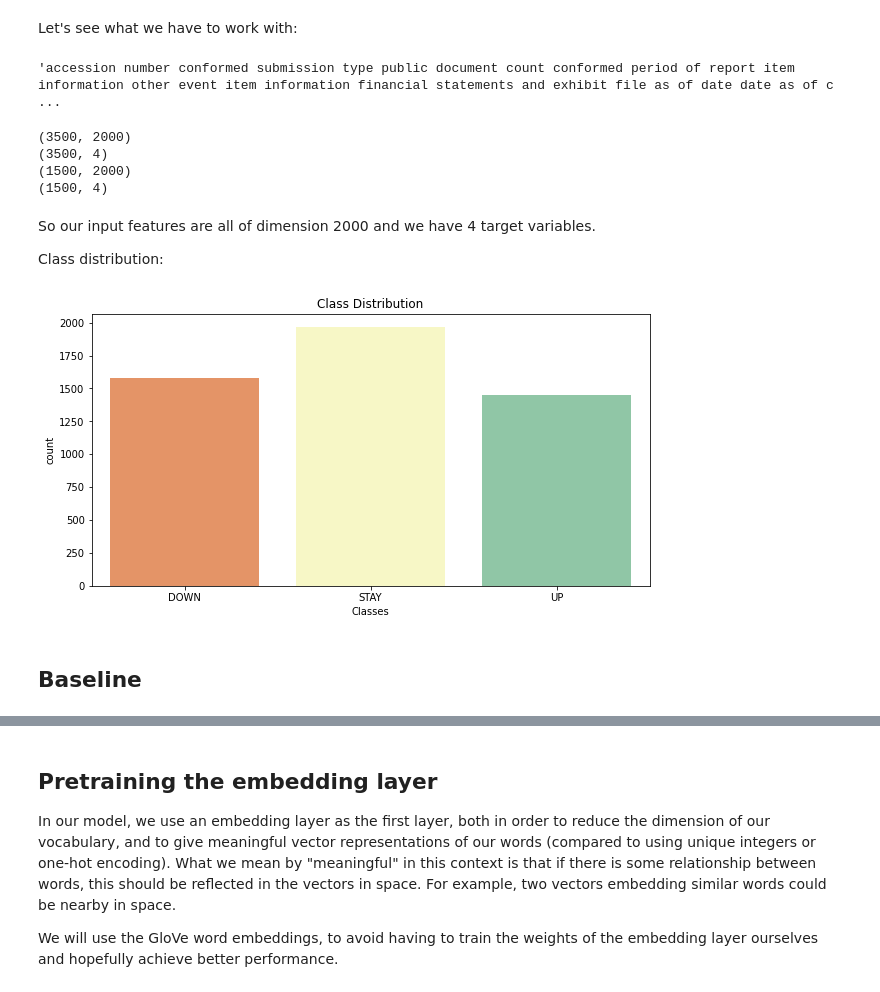
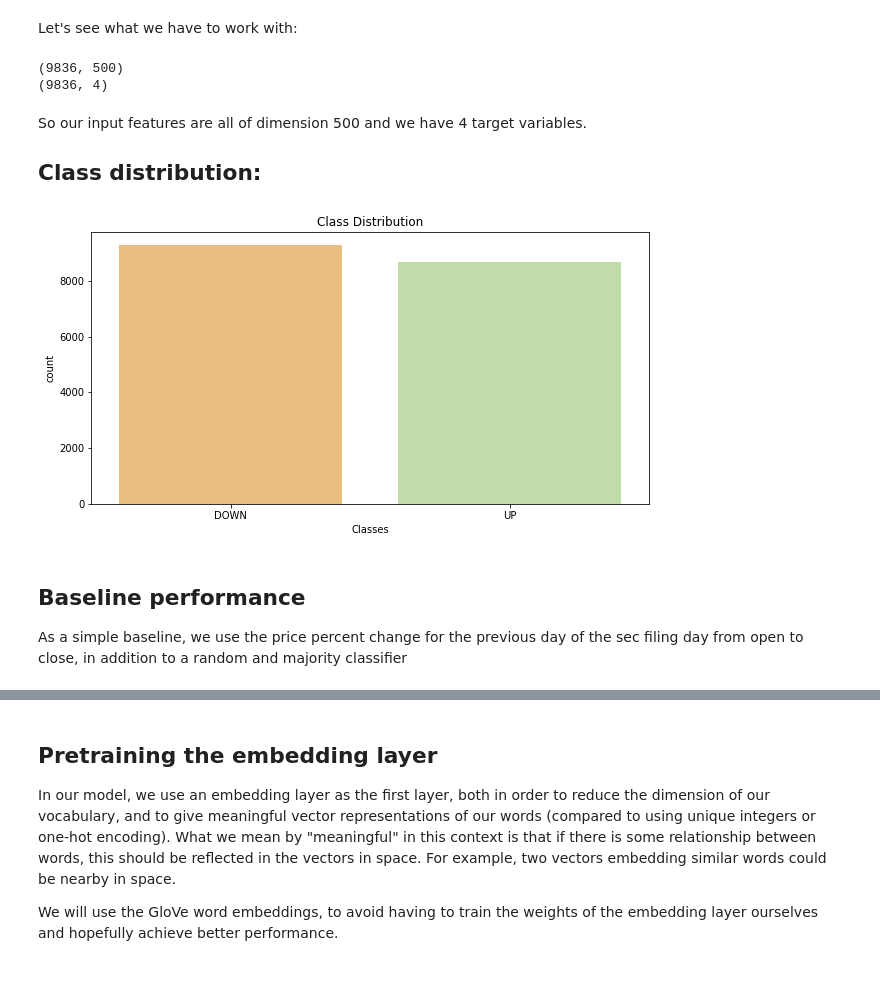
Before and after one commit to emilerik/predict-stock-prices-NLP, a Jupyter notebook: main.ipynb, the cells around one changed output, grey strips where cells are left out. Cells and saved outputs as stored; diff of their text form; code cells hidden in the pictures.

```diff
--- a/main.ipynb
+++ b/main.ipynb
@@ -162,5 +11,0 @@ Preprocess all data:
-# %%
-%%time
-df = sec8_df.copy().head(5000)
-df['text'] = df['text'].apply(preprocess)
-df.to_csv("data/processed_df.csv")
@@ -200,0 +87,4 @@ X_test = pad_sequences(X_test, maxlen=2000, padding="post", truncating="post")
+# %%
+%%time
+sec8_df['text'] = sec8_df['text'].apply(extract_8k)
+sec8_df['text'][0]
@@ -201,36 +195,61 @@ X_test = pad_sequences(X_test, maxlen=2000, padding="post", truncating="post")
+# %%
+from tensorflow.keras.preprocessing.text import Tokenizer
+from tensorflow.keras.preprocessing.sequence import pad_sequences
+X = sec8_df['text']
+X_bl = sec8_df['feature_ppc_dayneg1'] # Feature for baseline
+y = sec8_df.loc[:, ['target_day1open_day1close_ppc',
+                'target_day1open_day2close_ppc',
+                'target_day1open_day3close_ppc',
+                'target_dayneg1close_day1open_ppc']]
+y.columns = ['n0', 'n1', 'n2', 'n3']
+y_train = y.iloc[train_idx]
+y_val = y.iloc[val_idx]
+y_test = y.iloc[test_idx]
+
+tokenizer = Tokenizer()
+# Fit tokenizer to training texts
+tokenizer.fit_on_texts(X.iloc[train_idx])
+
+word_index = tokenizer.word_index
+VOCAB_SIZE = len(tokenizer.word_index)
+
+# Convert texts to index sequences
+X_train = tokenizer.texts_to_sequences(X.iloc[train_idx])
+X_val = tokenizer.texts_to_sequences(X.iloc[val_idx])
+X_test = tokenizer.texts_to_sequences(X.iloc[test_idx])
+# Pad the sequences
+MAX_SEQ_LEN = 500
+X_train = pad_sequences(X_train, maxlen=MAX_SEQ_LEN, padding="post", truncating="post")
+X_val = pad_sequences(X_val, maxlen=MAX_SEQ_LEN, padding="post", truncating="post")
+X_test = pad_sequences(X_test, maxlen=MAX_SEQ_LEN, padding="post", truncating="post")
+
+inverse_word_index = {word_index[key]: key for key in word_index.keys()}
+inverse_word_index[0] = "<>"
 # %% [markdown]
 Let's see what we have to work with:
-# %%
-inverse_word_index = {word_index[key]: key for key in word_index.keys()}
-inverse_word_index[0] = "<>"
-# %% [output]
-'accession number conformed submission type public document count conformed period of report item information other event item information financial statements and exhibit file as of date date as of c ...
 # %%
 print(X_train.shape)
-print(y_train.shape)
-print(X_test.shape)
-print(y_test.shape)
+print(y.iloc[train_idx].shape)
 # %% [output]
-(3500, 2000)
-(3500, 4)
-(1500, 2000)
-(1500, 4)
+(9836, 500)
+(9836, 4)
 # %% [markdown]
-So our input features are all of dimension 2000 and we have 4 target variables.
+So our input features are all of dimension 500 and we have 4 target variables.
 
-Class distribution:
+## Class distribution:
 # %%
 import seaborn as sns
 import matplotlib.pyplot as plt
 
 #plot class distribution
 plt.figure(figsize=(10, 5))
 sns.countplot(y.n0, palette='Spectral')
 plt.xlabel('Classes')
-plt.xticks([label_dict["DOWN"], label_dict["STAY"], label_dict["UP"]], ["DOWN", "STAY", "UP"])
+plt.xticks([label_dict["DOWN"],label_dict["UP"]], ["DOWN", "UP"])
 plt.title('Class Distribution');
 # %% [output]
-[figure, old version]
+[figure, new version]
-# %% [markdown]
-## Baseline
+# %% [markdown]
+## Baseline performance
+As a simple baseline, we use the price percent change for the previous day of the sec filing day from open to close, in addition to a random and majority classifier
 # %%
```
Also changed, not shown: parts of 66 cells of this notebook, 4 other files.
